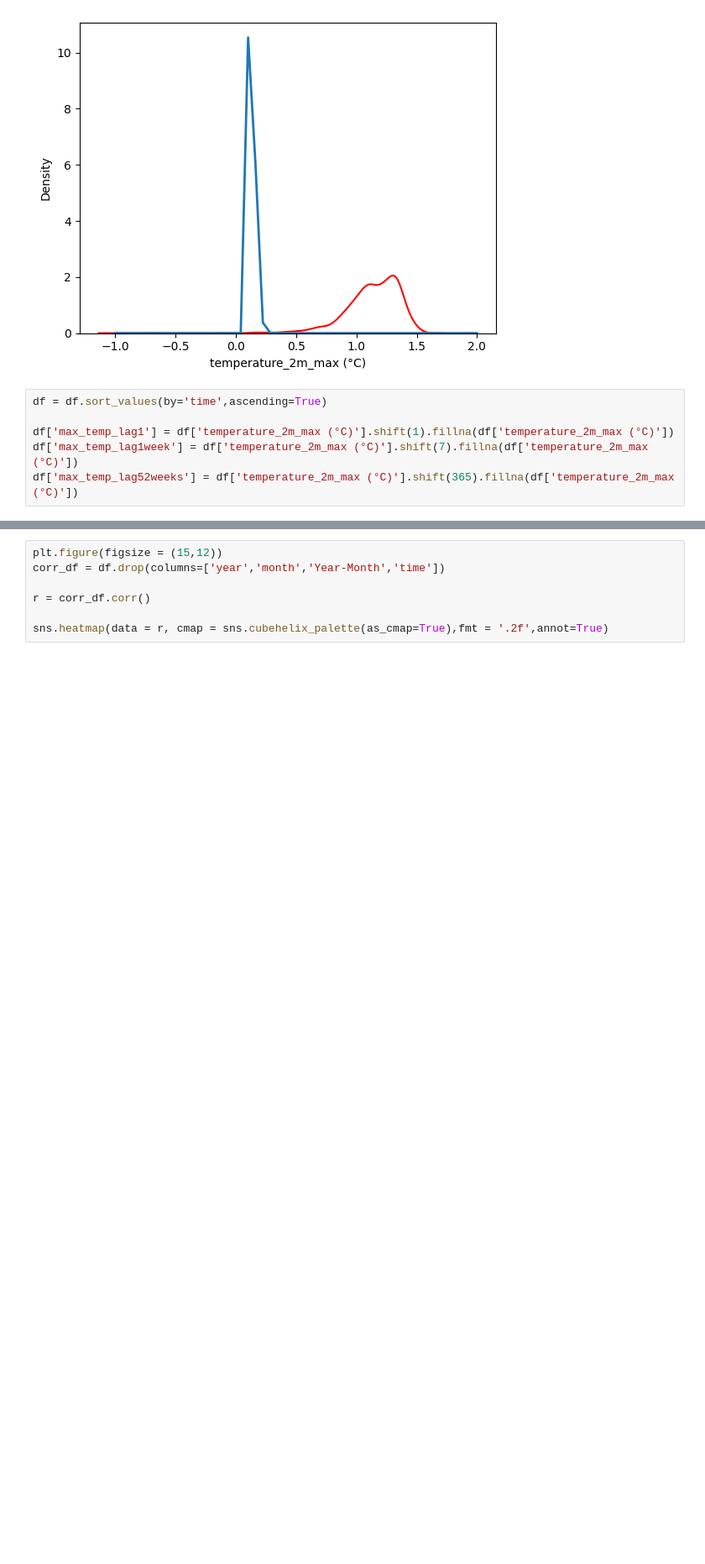
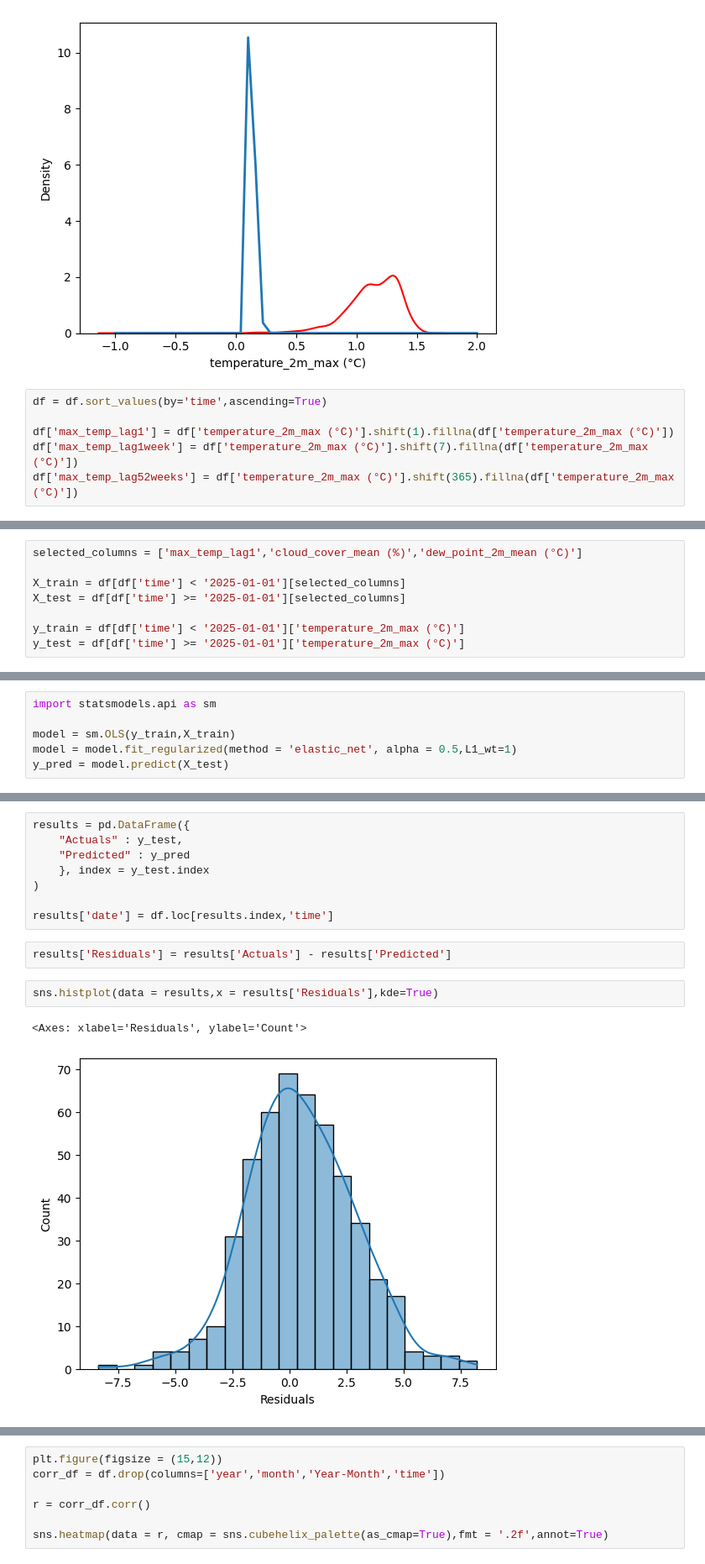
Before and after one commit to nitheshsrb/Fundamentals, a Jupyter notebook: weather.ipynb, the cells around one changed output, grey strips where cells are left out. Shown at 84% size. Saved outputs shown, nothing was run; the diff lists cells and outputs as text; blank space fills up the shorter version.

```diff
--- a/weather.ipynb
+++ b/weather.ipynb
@@ -196,0 +213,8 @@ df['max_temp_lag52weeks'] = df['temperature_2m_max (°C)'].shift(365).fillna(df[
+# %%
+selected_columns = ['max_temp_lag1','cloud_cover_mean (%)','dew_point_2m_mean (°C)']
+
+X_train = df[df['time'] < '2025-01-01'][selected_columns]
+X_test = df[df['time'] >= '2025-01-01'][selected_columns]
+
+y_train = df[df['time'] < '2025-01-01']['temperature_2m_max (°C)']
+y_test = df[df['time'] >= '2025-01-01']['temperature_2m_max (°C)']
@@ -196,0 +230,6 @@ df['max_temp_lag52weeks'] = df['temperature_2m_max (°C)'].shift(365).fillna(df[
+# %%
+import statsmodels.api as sm
+
+model = sm.OLS(y_train,X_train)
+model = model.fit_regularized(method = 'elastic_net', alpha = 0.5,L1_wt=1)
+y_pred = model.predict(X_test)
@@ -196,0 +254,15 @@ df['max_temp_lag52weeks'] = df['temperature_2m_max (°C)'].shift(365).fillna(df[
+# %%
+results = pd.DataFrame({
+    "Actuals" : y_test,
+    "Predicted" : y_pred
+    }, index = y_test.index
+)
+
+results['date'] = df.loc[results.index,'time']
+# %%
+results['Residuals'] = results['Actuals'] - results['Predicted']
+# %%
+sns.histplot(data = results,x = results['Residuals'],kde=True)
+# %% [output]
+<Axes: xlabel='Residuals', ylabel='Count'>
+[figure, added]
```
Also changed, not shown: parts of 26 cells of this notebook.
